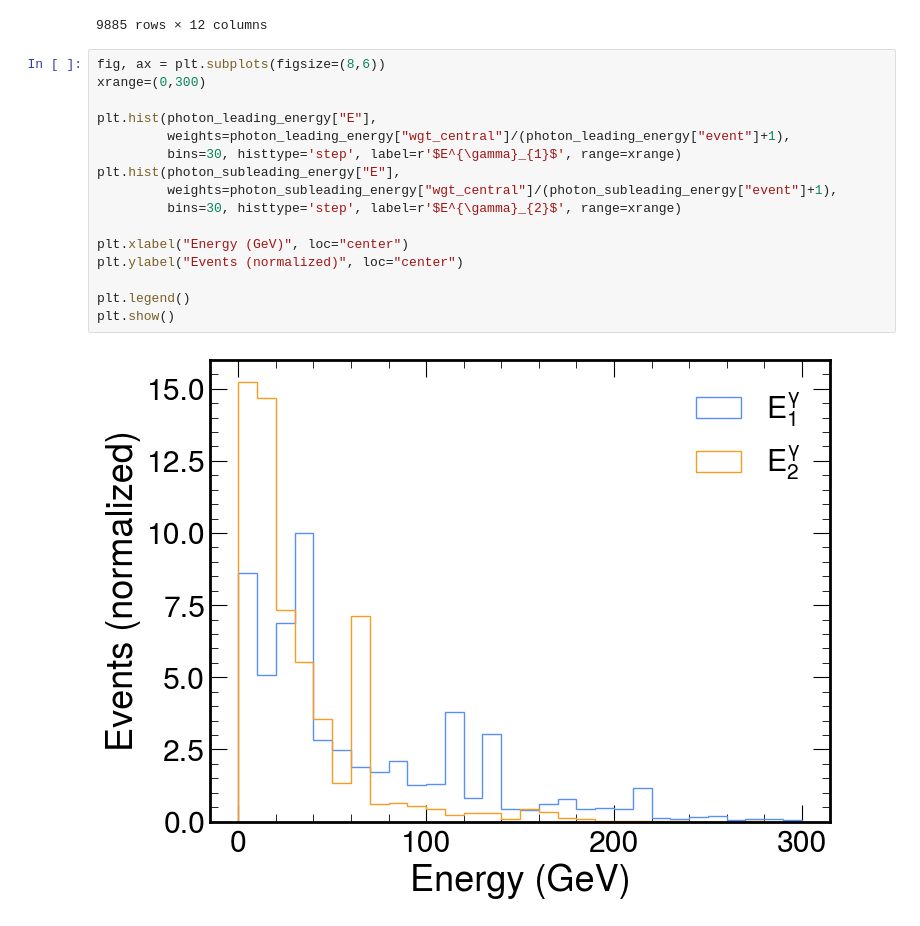
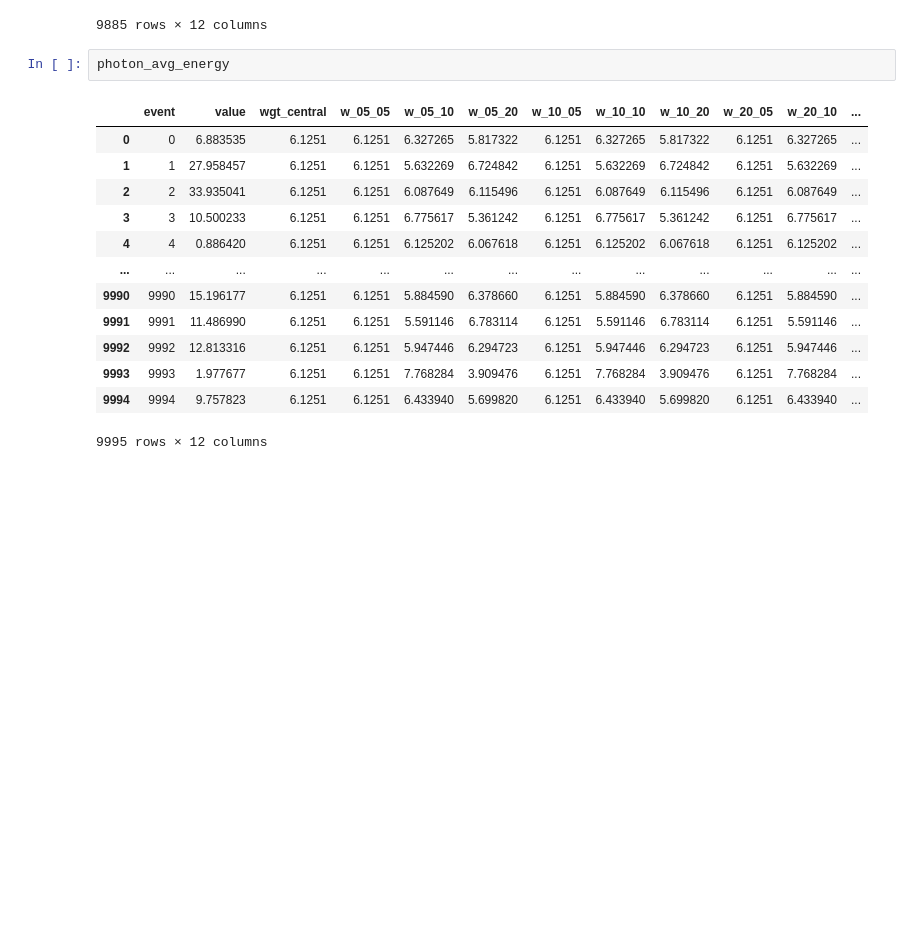
Before and after one commit to camilapramos/nuDIS_HEPMC_Analysis, a Jupyter notebook: notebooks/plots.ipynb, the cells around one changed output. Drawn from its saved outputs; the diff is of its cells as text; blank space fills up the shorter version.

```diff
--- a/notebooks/plots.ipynb
+++ b/notebooks/plots.ipynb
@@ -444,21 +444,19 @@ photon_leading_energy
 | 9883 | 9993 | 4.362632 | 6.1251 | 6.1251 | 7.768284 | 3.909476 | 6.1251 | 7.768284 | 3.909476 | 6.1251 | 7.768284 | ... |
 | 9884 | 9994 | 120.579861 | 6.1251 | 6.1251 | 6.433940 | 5.699820 | 6.1251 | 6.433940 | 5.699820 | 6.1251 | 6.433940 | ... |
 9885 rows × 12 columns
-# %%
-fig, ax = plt.subplots(figsize=(8,6))
-xrange=(0,300)
-
-plt.hist(photon_leading_energy["E"],
-         weights=photon_leading_energy["wgt_central"]/(photon_leading_energy["event"]+1),
-         bins=30, histtype='step', label=r'$E^{\gamma}_{1}$', range=xrange)
-plt.hist(photon_subleading_energy["E"],
-         weights=photon_subleading_energy["wgt_central"]/(photon_subleading_energy["event"]+1),
-         bins=30, histtype='step', label=r'$E^{\gamma}_{2}$', range=xrange)
-
-plt.xlabel("Energy (GeV)", loc="center")
-plt.ylabel("Events (normalized)", loc="center")
-
-plt.legend()
-plt.show()
-# %% [output]
-[figure, removed]
+# %%
+photon_avg_energy
+# %% [output]
+|  | event | value | wgt_central | w_05_05 | w_05_10 | w_05_20 | w_10_05 | w_10_10 | w_10_20 | w_20_05 | w_20_10 | ... |
+| 0 | 0 | 6.883535 | 6.1251 | 6.1251 | 6.327265 | 5.817322 | 6.1251 | 6.327265 | 5.817322 | 6.1251 | 6.327265 | ... |
+| 1 | 1 | 27.958457 | 6.1251 | 6.1251 | 5.632269 | 6.724842 | 6.1251 | 5.632269 | 6.724842 | 6.1251 | 5.632269 | ... |
+| 2 | 2 | 33.935041 | 6.1251 | 6.1251 | 6.087649 | 6.115496 | 6.1251 | 6.087649 | 6.115496 | 6.1251 | 6.087649 | ... |
+| 3 | 3 | 10.500233 | 6.1251 | 6.1251 | 6.775617 | 5.361242 | 6.1251 | 6.775617 | 5.361242 | 6.1251 | 6.775617 | ... |
+| 4 | 4 | 0.886420 | 6.1251 | 6.1251 | 6.125202 | 6.067618 | 6.1251 | 6.125202 | 6.067618 | 6.1251 | 6.125202 | ... |
+| ... | ... | ... | ... | ... | ... | ... | ... | ... | ... | ... | ... | ... |
+| 9990 | 9990 | 15.196177 | 6.1251 | 6.1251 | 5.884590 | 6.378660 | 6.1251 | 5.884590 | 6.378660 | 6.1251 | 5.884590 | ... |
+| 9991 | 9991 | 11.486990 | 6.1251 | 6.1251 | 5.591146 | 6.783114 | 6.1251 | 5.591146 | 6.783114 | 6.1251 | 5.591146 | ... |
+| 9992 | 9992 | 12.813316 | 6.1251 | 6.1251 | 5.947446 | 6.294723 | 6.1251 | 5.947446 | 6.294723 | 6.1251 | 5.947446 | ... |
+| 9993 | 9993 | 1.977677 | 6.1251 | 6.1251 | 7.768284 | 3.909476 | 6.1251 | 7.768284 | 3.909476 | 6.1251 | 7.768284 | ... |
+| 9994 | 9994 | 9.757823 | 6.1251 | 6.1251 | 6.433940 | 5.699820 | 6.1251 | 6.433940 | 5.699820 | 6.1251 | 6.433940 | ... |
+9995 rows × 12 columns
```
Also changed, not shown: parts of 7 cells of this notebook, 1 other file.
